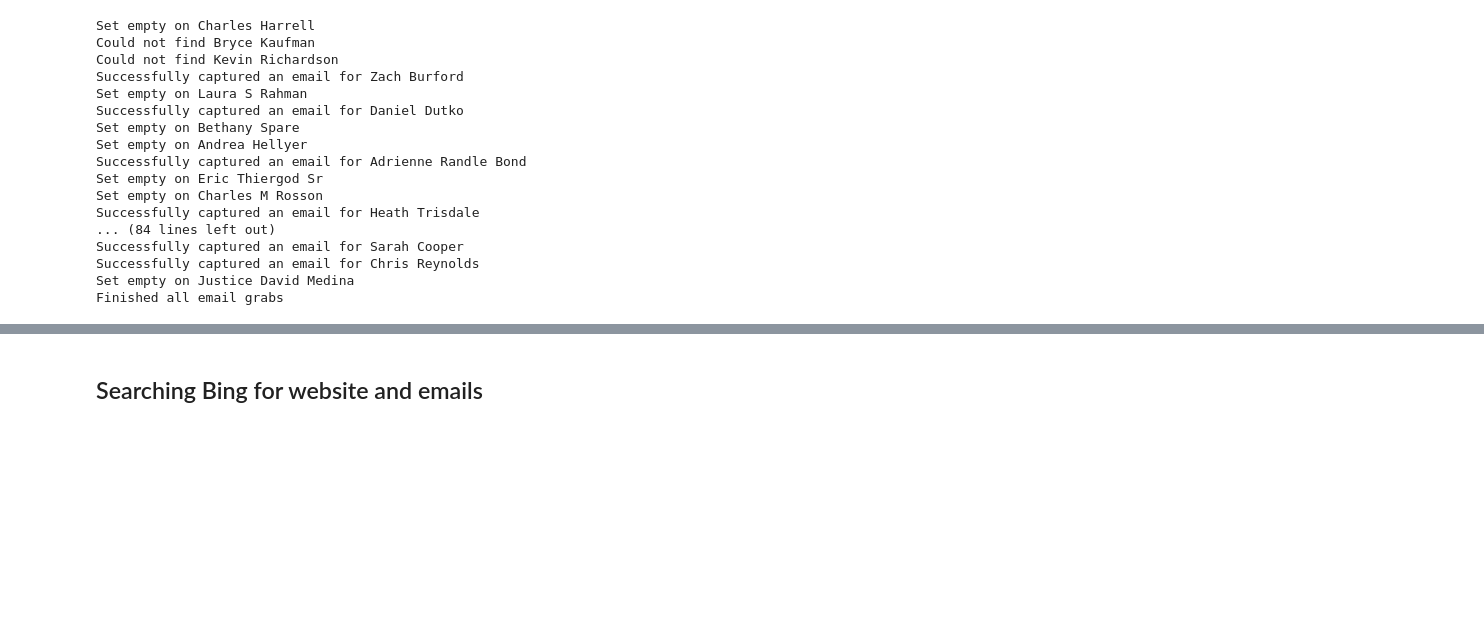
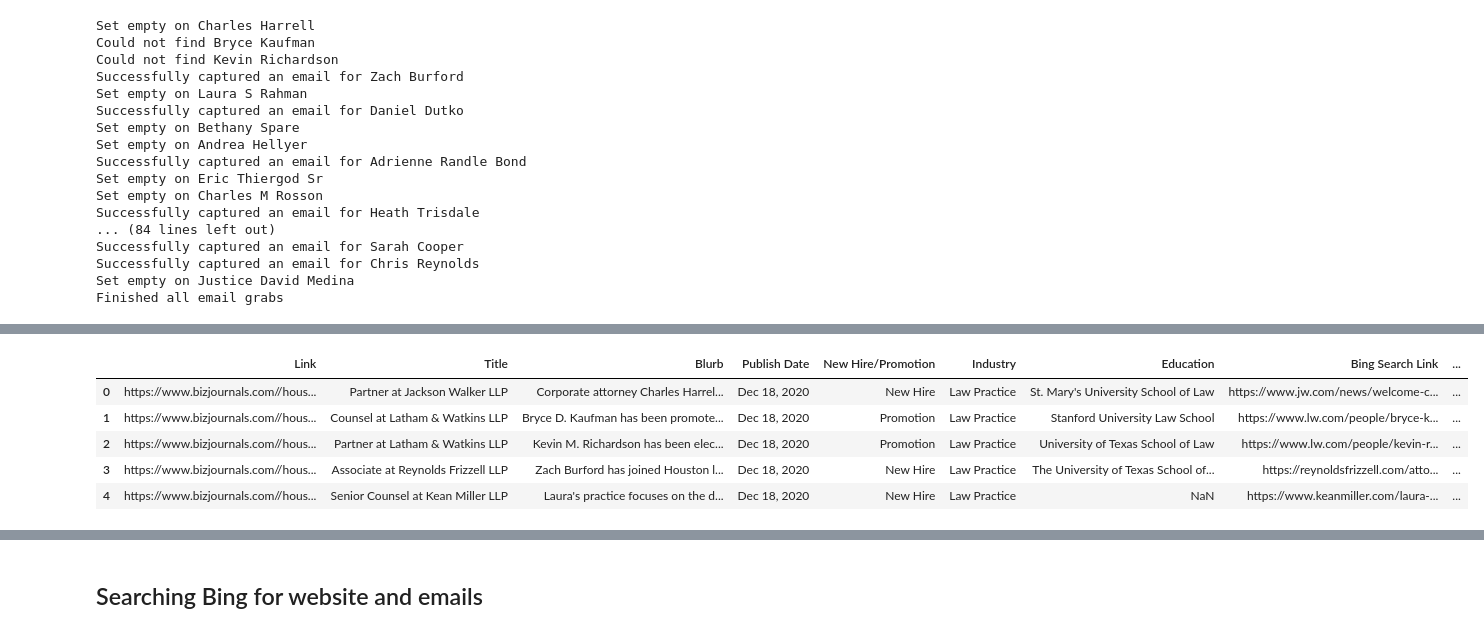
Before and after one commit to KPH3802/BizJournal_Scrape, a Jupyter notebook: Retesting_Code.ipynb, the cells around one changed output, grey strips where cells are left out. Saved outputs shown, nothing was run; the diff lists cells and outputs as text; code cells hidden in the pictures; blank space fills up the shorter version.

```diff
--- a/Retesting_Code.ipynb
+++ b/Retesting_Code.ipynb
@@ -298,0 +338,9 @@ FL.head()
+# %%
+FL_names.head()
+# %% [output]
+|  | Link | Title | Blurb | Publish Date | New Hire/Promotion | Industry | Education | Bing Search Link | ... |
+| 0 | https://www.bizjournals.com//hous... | Partner at Jackson Walker LLP | Corporate attorney Charles Harrel... | Dec 18, 2020 | New Hire | Law Practice | St. Mary's University School of Law | https://www.jw.com/news/welcome-c... | ... |
+| 1 | https://www.bizjournals.com//hous... | Counsel at Latham & Watkins LLP | Bryce D. Kaufman has been promote... | Dec 18, 2020 | Promotion | Law Practice | Stanford University Law School | https://www.lw.com/people/bryce-k... | ... |
+| 2 | https://www.bizjournals.com//hous... | Partner at Latham & Watkins LLP | Kevin M. Richardson has been elec... | Dec 18, 2020 | Promotion | Law Practice | University of Texas School of Law | https://www.lw.com/people/kevin-r... | ... |
+| 3 | https://www.bizjournals.com//hous... | Associate at Reynolds Frizzell LLP | Zach Burford has joined Houston l... | Dec 18, 2020 | New Hire | Law Practice | The University of Texas School of... | https://reynoldsfrizzell.com/atto... | ... |
+| 4 | https://www.bizjournals.com//hous... | Senior Counsel at Kean Miller LLP | Laura's practice focuses on the d... | Dec 18, 2020 | New Hire | Law Practice | NaN | https://www.keanmiller.com/laura-... | ... |
```
Also changed, not shown: parts of 14 cells of this notebook.
